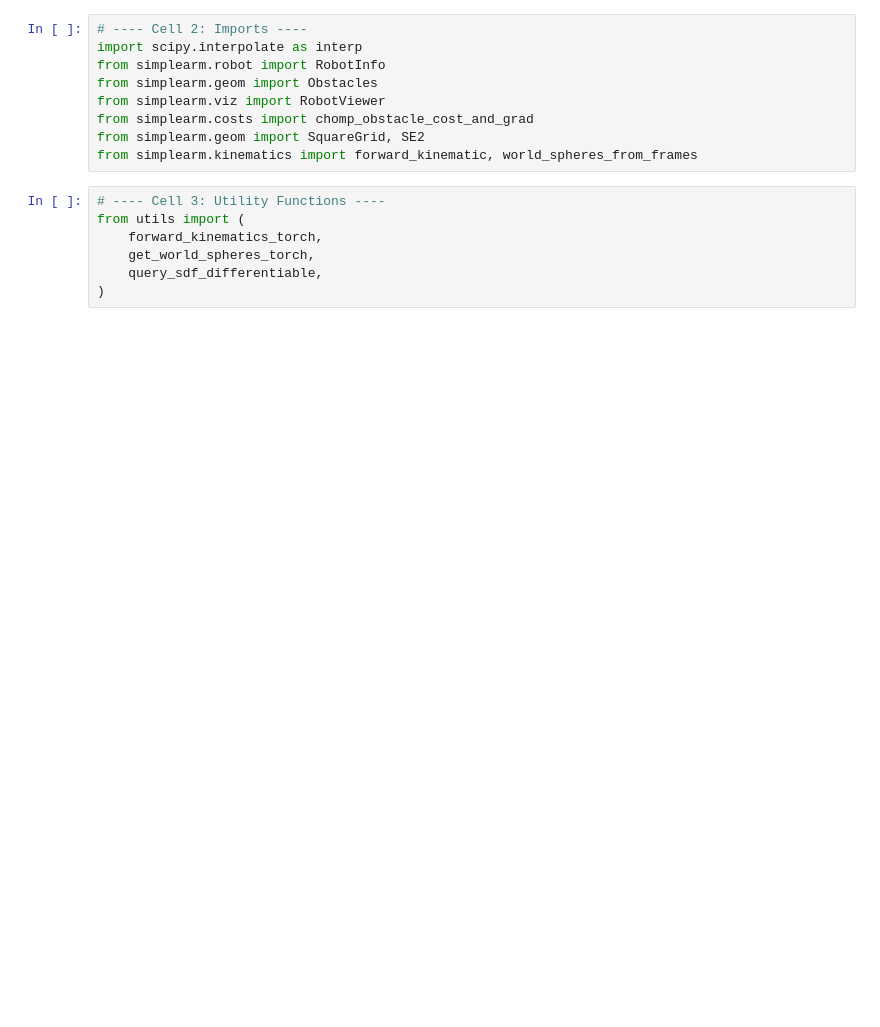
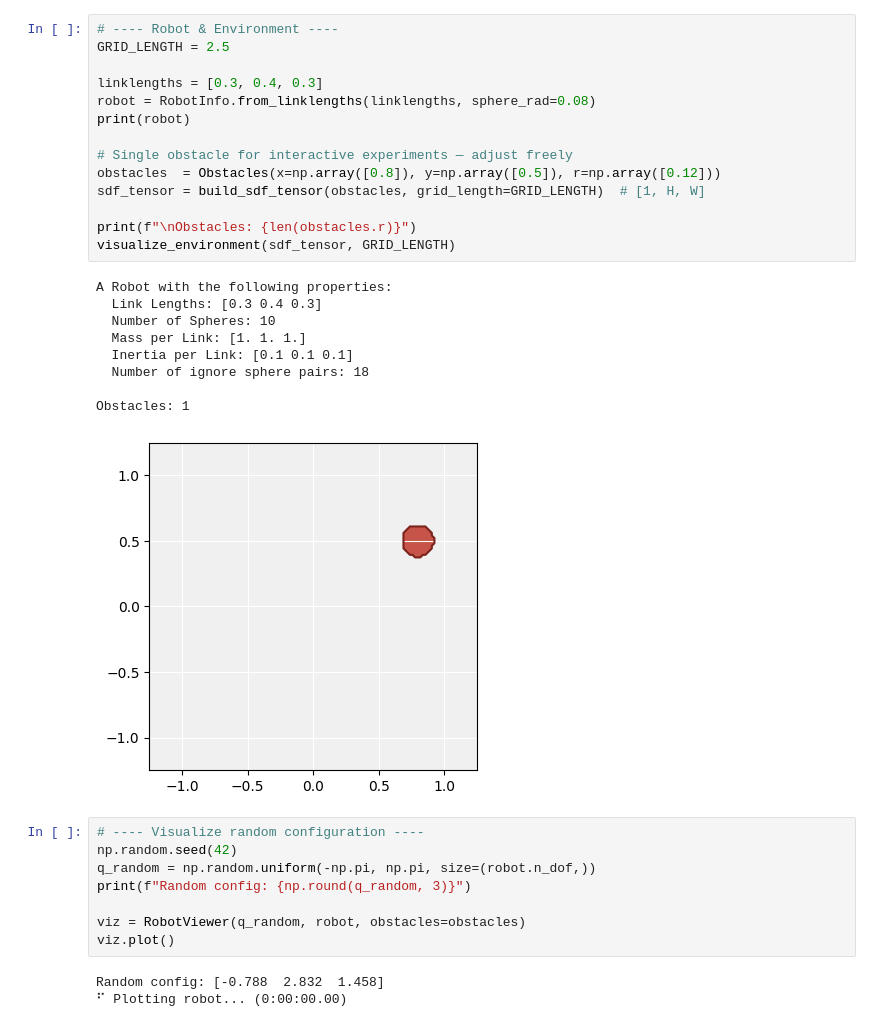
Before and after one commit to mangam-02/Self-Supervised-Learning-for-Robot-Motion-Planning, a Jupyter notebook: src/test.ipynb, the cells around one changed output. Drawn from its saved outputs; the diff is of its cells as text; blank space fills up the shorter version.

```diff
--- a/src/test.ipynb
+++ b/src/test.ipynb
@@ -22,17 +25,36 @@ Path exists: True
 # %%
-# ---- Cell 2: Imports ----
-import scipy.interpolate as interp
-from simplearm.robot import RobotInfo
-from simplearm.geom import Obstacles
-from simplearm.viz import RobotViewer
-from simplearm.costs import chomp_obstacle_cost_and_grad
-from simplearm.geom import SquareGrid, SE2
-from simplearm.kinematics import forward_kinematic, world_spheres_from_frames
+# ---- Robot & Environment ----
+GRID_LENGTH = 2.5
+
+linklengths = [0.3, 0.4, 0.3]
+robot = RobotInfo.from_linklengths(linklengths, sphere_rad=0.08)
+print(robot)
+
+# Single obstacle for interactive experiments — adjust freely
+obstacles  = Obstacles(x=np.array([0.8]), y=np.array([0.5]), r=np.array([0.12]))
+sdf_tensor = build_sdf_tensor(obstacles, grid_length=GRID_LENGTH)  # [1, H, W]
+
+print(f"\nObstacles: {len(obstacles.r)}")
+visualize_environment(sdf_tensor, GRID_LENGTH)
+# %% [output]
+A Robot with the following properties:
+  Link Lengths: [0.3 0.4 0.3]
+  Number of Spheres: 10
+  Mass per Link: [1. 1. 1.]
+  Inertia per Link: [0.1 0.1 0.1]
+  Number of ignore sphere pairs: 18
+
+Obstacles: 1
+[figure, added]
 # %%
-# ---- Cell 3: Utility Functions ----
-from utils import (
-    forward_kinematics_torch,
-    get_world_spheres_torch,
-    query_sdf_differentiable,
-)
+# ---- Visualize random configuration ----
+np.random.seed(42)
+q_random = np.random.uniform(-np.pi, np.pi, size=(robot.n_dof,))
+print(f"Random config: {np.round(q_random, 3)}")
+
+viz = RobotViewer(q_random, robot, obstacles=obstacles)
+viz.plot()
+# %% [output]
+Random config: [-0.788  2.832  1.458]
+⠋ Plotting robot... (0:00:00.00)
 # %%
```
Also changed, not shown: parts of 11 cells of this notebook, 3 other files.
